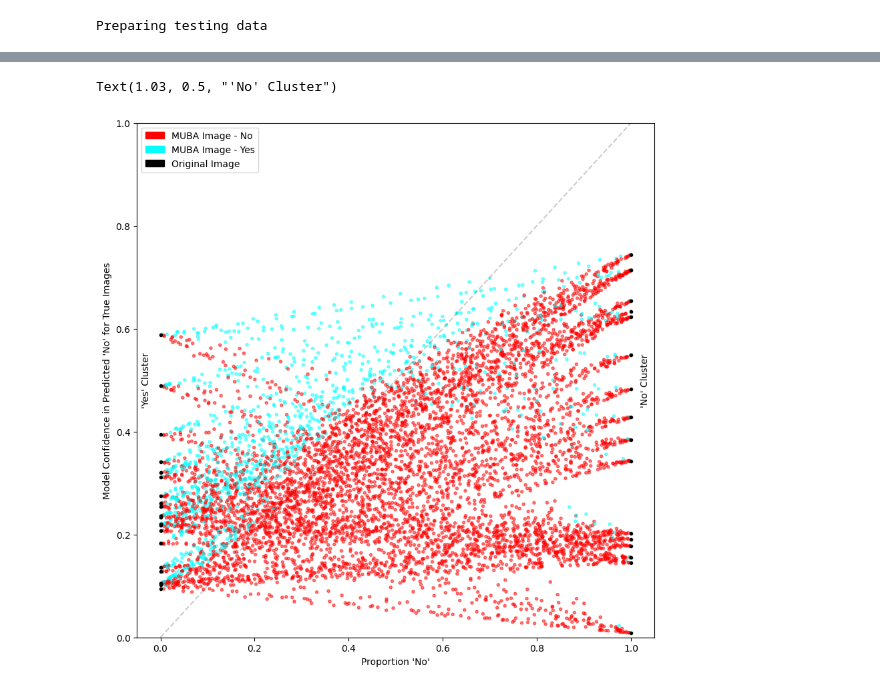
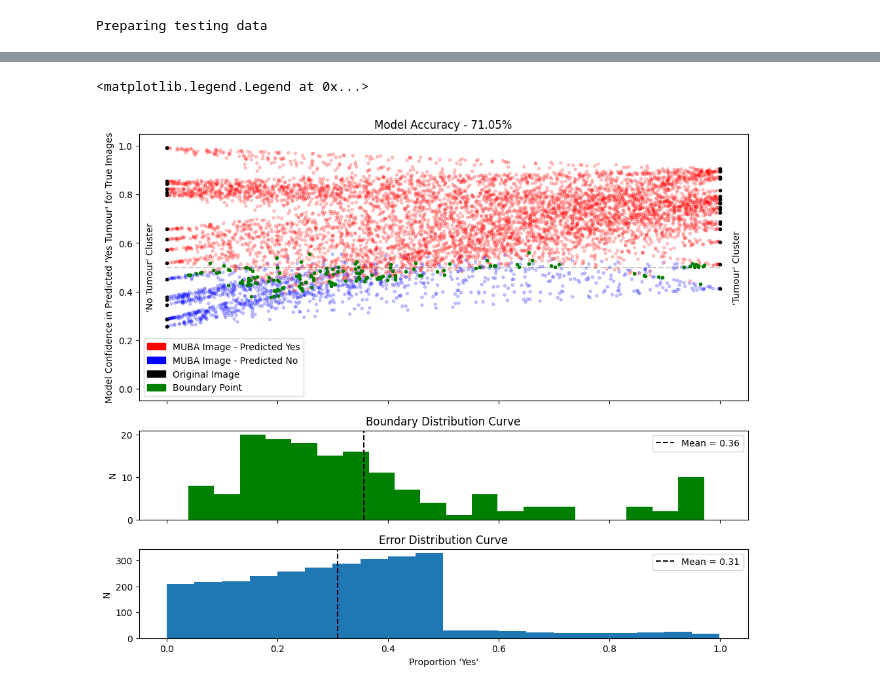
Before and after one commit to willpoulett/brain_classifier, a Jupyter notebook: eval_2.ipynb, the cells around one changed output, grey strips where cells are left out. Drawn from its saved outputs; the diff is of its cells as text; code cells hidden in the pictures.

```diff
--- a/eval_2.ipynb
+++ b/eval_2.ipynb
@@ -98,13 +131,15 @@ class_one_length = len(class_one_df)
 # %%
-muba_df = pd.DataFrame(columns = ["class_0_confidence",
-                    "class_1_confidence",
-                    "alpha_no",
+muba_df = pd.DataFrame(columns = [
+                    "alpha_class_0",
+                    "alpha_class_1",
                     "image",
-                    "y_value",
+                    "y_value_class_1",
     ])
 # %%
+# Iterate through NO tumour images
 for index0, row0 in class_zero_df.iterrows():
 
+    # Iterate through YES tumour images
     for index1, row1 in class_one_df.iterrows():
 
         for i in range(MUBA_ITERS):
@@ -113,11 +148,10 @@ for index0, row0 in class_zero_df.iterrows():
             lam = (1/MUBA_ITERS) * np.random.rand() + ( (i) / MUBA_ITERS)
             new_img = lam * images[int(row0["image_index"])] + (1 - lam) * images[int(row1["image_index"])]
 
-            row = {"class_0_confidence": row0["confidence_no"],
-                    "class_1_confidence": row1["confidence_no"],
-                    "alpha_no": lam,
+            row = { "alpha_class_0": lam, # row 0 is multiplied by lam
+                    "alpha_class_1": 1-lam,
                     "image": new_img,
-                    "y_value": (row1["confidence_no"] - row0["confidence_no"]) * (lam) + row0["confidence_no"],
+                    "y_value_class_1": (row1["confidence_class_1"] - row0["confidence_class_1"]) * (1-lam) + row0["confidence_class_1"], # Confidence in yes, there is a tumour
 
                     }
 
@@ -144,34 +229,43 @@ pred_array = [np.argmax(individual_result) for individual_result in result] # 0
+# %%
+correct_alphas = (analysis_df[analysis_df["pred"] == analysis_df["alpha_class_1"].round()])["alpha_class_1"]
+incorrect_alphas = (analysis_df[analysis_df["pred"] != analysis_df["alpha_class_1"].round()])["alpha_class_1"]
 # %%
-import matplotlib.patches as mpatches
+fig, ax = plt.subplots(3,1,gridspec_kw={'height_ratios': [3, 1,1]}, figsize = (12,10),sharex = True)
+fig.subplots_adjust(hspace=0.2)
 
-fig = plt.figure(figsize = (10,10))
-ax = fig.add_subplot(1,1,1)
-
-ax.plot([0,1],[0,1], linestyle='--',color="black",alpha=0.2)
-ax.scatter(muba_df["alpha_no"],muba_df["y_value"], marker = ".", alpha = 0.5, color = ["red" if x == 1 else "aqua" for x in pred_array], label = "Mixup Images")
-ax.scatter(initial_df["class"],initial_df["confidence_no"], marker = ".", color = "black", label = "True Images")
-ax.set_ylim([0,1])
+ax[0].plot([0,1],[0.5,0.5],color = "black", linestyle = "--",alpha=0.2)
+ax[0].scatter(muba_df["alpha_class_1"],muba_df["y_value_class_1"], marker = ".", alpha = 0.2,color = ["red" if x == 1 else "blue" for x in predictions["pred"]], label = "Mixup Images")
+ax[0].scatter(initial_df["class"],initial_df["confidence_class_1"], marker = ".", color = "black", label = "True Images")
+ax[0].scatter(boundary_df["alpha"],boundary_df["y"], marker = ".", color = "green")
+ax[0].set_ylim([-0.05,1.05])
 
 # Create a legend with a color box
-no_patch = mpatches.Patch(color='red', label='MUBA Image - No')
-yes_patch = mpatches.Patch(color='aqua', label='MUBA Image - Yes')
+no_patch = mpatches.Patch(color='red', label='MUBA Image - Predicted Yes')
+yes_patch = mpatches.Patch(color='blue', label='MUBA Image - Predicted No')
 original_patch = mpatches.Patch(color='black', label='Original Image')
+middle_patch = mpatches.Patch(color='green', label='Boundary Point')
 
-ax.legend(handles=[no_patch, yes_patch, original_patch])
-
-ax.set_xlabel("Proportion 'No'")
-ax.set_ylabel("Model Confidence in Predicted 'No' for True Images")
-
-#ax.plot([0,1],[0,0], linestyle = "--", color = "black", marker = "|")
-
-# ax.text(0.5,-0.02,"Alpha Value", ha = "center")
-# ax.text(0,-0.02,"0", ha = "center")
-# ax.text(1,-0.02,"1", ha = "center")
-
-ax.text(-0.03,0.5,"'Yes' Cluster", rotation = "vertical", va = "center", ha = "center")
-ax.text(1.03,0.5,"'No' Cluster", rotation = "vertical", va = "center", ha = "center")
+ax[0].legend(handles=[no_patch, yes_patch, original_patch, middle_patch])
+ax[0].set_ylabel("Model Confidence in Predicted 'Yes Tumour' for True Images")
+ax[0].text(-0.03,0.5,"'No Tumour' Cluster", rotation = "vertical", va = "center", ha = "center")
+ax[0].text(1.03,0.5,"'Tumour' Cluster", rotation = "vertical", va = "center", ha = "center")
+ax[0].set_title(f"Model Accuracy - {round(100*acc,2)}%")
 
 # ax.axis("off")
+ax[1].hist(boundary_df["alpha"],bins=20,color="green")
+mean = np.mean(boundary_df["alpha"])
+ax[1].axvline(mean, color = "black", linestyle = "--", label = f"Mean = {round(mean,2)}")
+ax[1].set_ylabel("N")
+ax[1].set_title("Boundary Distribution Curve")
+ax[1].legend()
+
+ax[2].hist(incorrect_alphas,bins=20)
+mean = np.mean(incorrect_alphas)
+ax[2].axvline(mean, color = "black", linestyle = "--", label = f"Mean = {round(mean,2)}")
+ax[2].set_xlabel("Proportion 'Yes'")
+ax[2].set_ylabel("N")
+ax[2].set_title("Error Distribution Curve")
+ax[2].legend()
 # %% [output]
-Text(1.03, 0.5, "'No' Cluster")
+<matplotlib.legend.Legend at 0x...>
-[figure, old version]
+[figure, new version]
```
Also changed, not shown: parts of 19 cells of this notebook, 4 other files.
